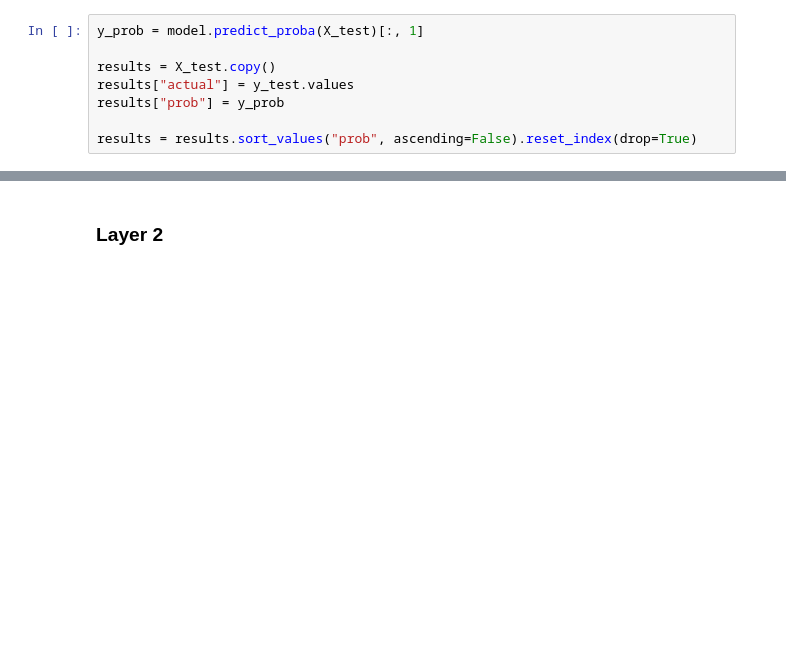
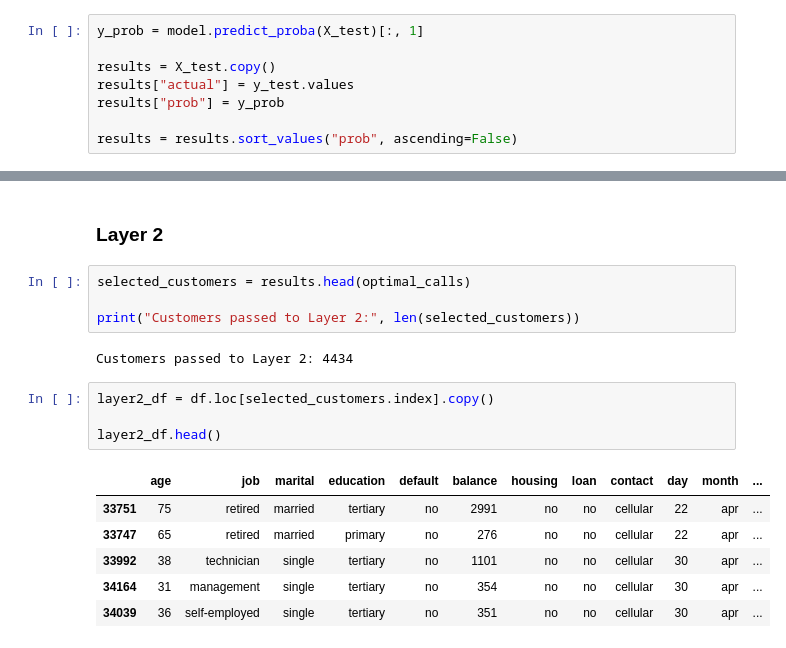
Before and after one commit to DillonR03/Multi-Layer-ML-Customer-Targeting-System-For-Term-Deposits, a Jupyter notebook: projectnotebook.ipynb, the cells around one changed output, grey strips where cells are left out. Drawn from its saved outputs; the diff is of its cells as text; blank space fills up the shorter version.

```diff
--- a/projectnotebook.ipynb
+++ b/projectnotebook.ipynb
@@ -385,7 +385,7 @@ results = X_test.copy()
 results["actual"] = y_test.values
 results["prob"] = y_prob
 
-results = results.sort_values("prob", ascending=False).reset_index(drop=True)
+results = results.sort_values("prob", ascending=False)
 # %%
 total_buyers = results["actual"].sum()
 
@@ -526,3 +506,20 @@ weighted avg       0.90      0.78      0.83      8000
 - The first-layer model provides an initial ranking of customers based on their likelihood of subscribing. This ranking is then used to determine an optimal calling strategy and serves as the foundation for the second-layer model, which incorporates call duration after the initial customer interaction.
 # %% [markdown]
 ### Layer 2
+# %%
+selected_customers = results.head(optimal_calls)
+
+print("Customers passed to Layer 2:", len(selected_customers))
+# %% [output]
+Customers passed to Layer 2: 4434
+# %%
+layer2_df = df.loc[selected_customers.index].copy()
+
+layer2_df.head()
+# %% [output]
+|  | age | job | marital | education | default | balance | housing | loan | contact | day | month | ... |
+| 33751 | 75 | retired | married | tertiary | no | 2991 | no | no | cellular | 22 | apr | ... |
+| 33747 | 65 | retired | married | primary | no | 276 | no | no | cellular | 22 | apr | ... |
+| 33992 | 38 | technician | single | tertiary | no | 1101 | no | no | cellular | 30 | apr | ... |
+| 34164 | 31 | management | single | tertiary | no | 354 | no | no | cellular | 30 | apr | ... |
+| 34039 | 36 | self-employed | single | tertiary | no | 351 | no | no | cellular | 30 | apr | ... |
```
Also changed, not shown: parts of 13 cells of this notebook.
